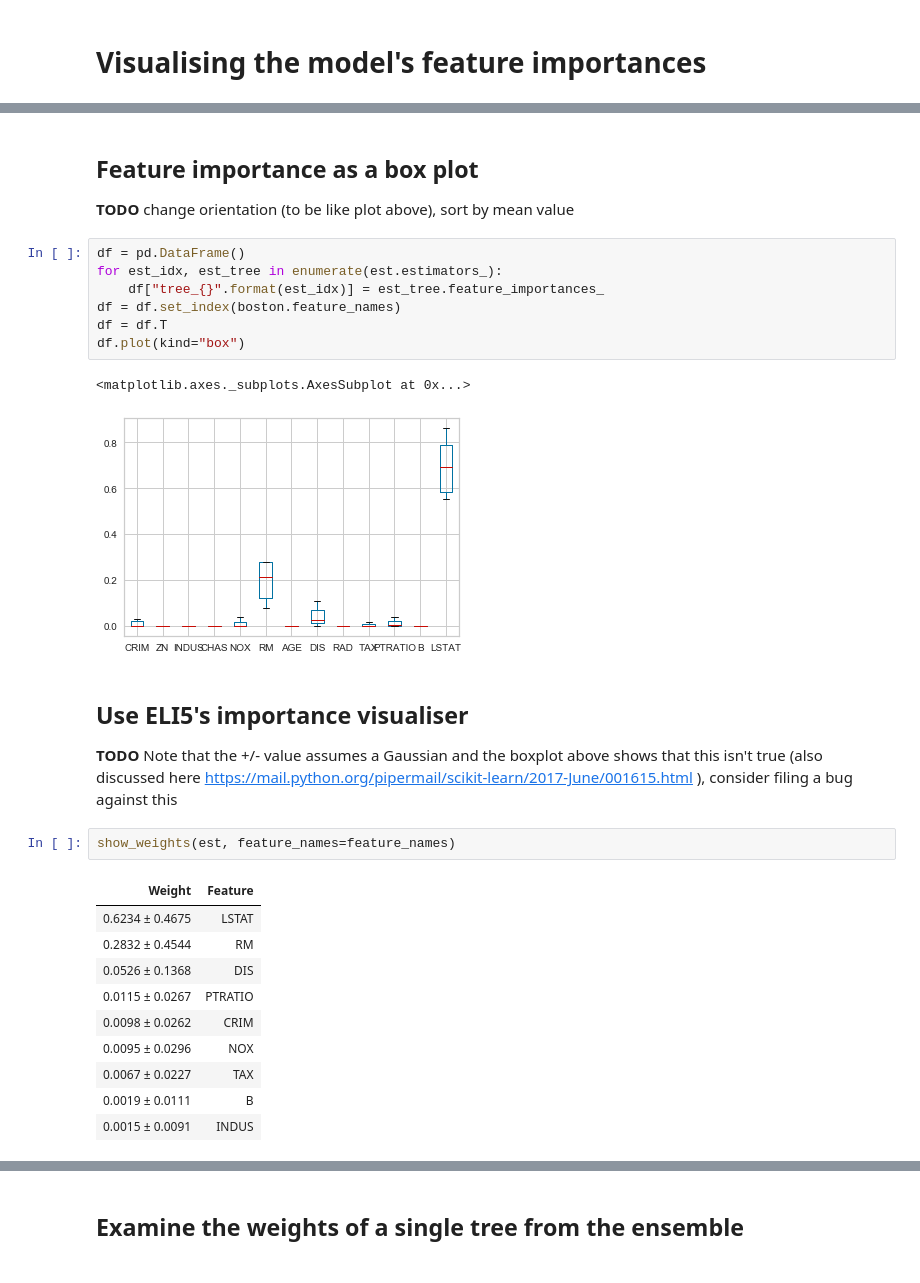
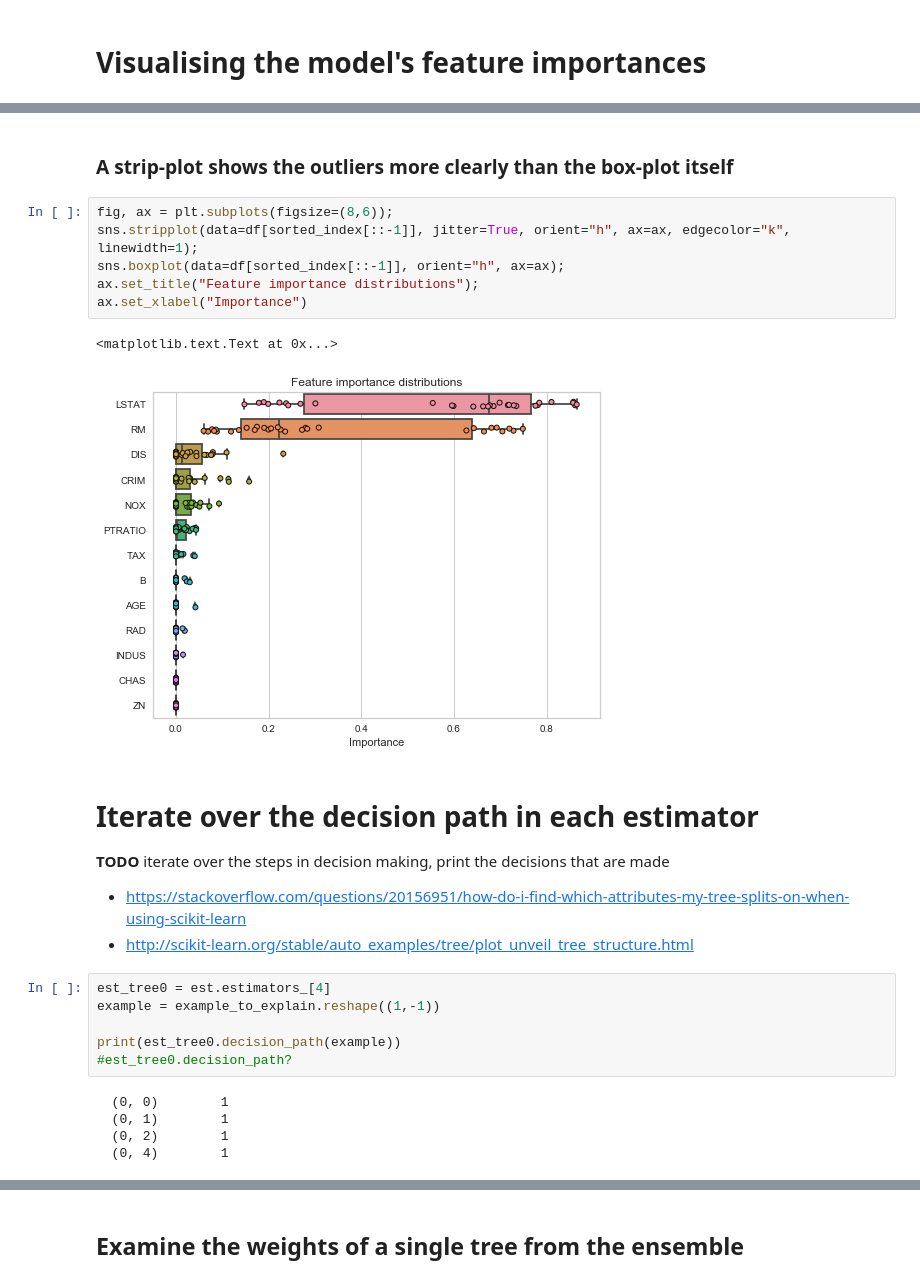
Before and after one commit to ianozsvald/data_science_delivered, a Jupyter notebook: ml_explain_regression_prediction.ipynb, the cells around one changed output, grey strips where cells are left out. Saved outputs shown, nothing was run; the diff lists cells and outputs as text.

Commit message:
added more notes

```diff
--- a/ml_explain_regression_prediction.ipynb
+++ b/ml_explain_regression_prediction.ipynb
@@ -206,31 +217,29 @@ ax.spines['left'].set_position(('axes', -0.05))
-# %% [markdown]
-## Feature importance as a box plot
-
-**TODO** change orientation (to be like plot above), sort by mean value
-# %%
-df = pd.DataFrame()
-for est_idx, est_tree in enumerate(est.estimators_):
-    df["tree_{}".format(est_idx)] = est_tree.feature_importances_
-df = df.set_index(boston.feature_names)
-df = df.T
-df.plot(kind="box")
-# %% [output]
-<matplotlib.axes._subplots.AxesSubplot at 0x...>
-[figure, removed]
-# %% [markdown]
-## Use ELI5's importance visualiser
-
-**TODO** Note that the +/- value assumes a Gaussian and the boxplot above shows that this isn't true (also discussed here https://mail.python.org/pipermail/scikit-learn/2017-June/001615.html ), consider filing a bug against this
-# %%
-show_weights(est, feature_names=feature_names)
-# %% [output]
-| Weight | Feature |
-| 0.6234 ± 0.4675 | LSTAT |
-| 0.2832 ± 0.4544 | RM |
-| 0.0526 ± 0.1368 | DIS |
-| 0.0115 ± 0.0267 | PTRATIO |
-| 0.0098 ± 0.0262 | CRIM |
-| 0.0095 ± 0.0296 | NOX |
-| 0.0067 ± 0.0227 | TAX |
-| 0.0019 ± 0.0111 | B |
-| 0.0015 ± 0.0091 | INDUS |
+# %% [markdown]
+### A strip-plot shows the outliers more clearly than the box-plot itself
+# %%
+fig, ax = plt.subplots(figsize=(8,6));
+sns.stripplot(data=df[sorted_index[::-1]], jitter=True, orient="h", ax=ax, edgecolor="k", linewidth=1);
+sns.boxplot(data=df[sorted_index[::-1]], orient="h", ax=ax);
+ax.set_title("Feature importance distributions");
+ax.set_xlabel("Importance")
+# %% [output]
+<matplotlib.text.Text at 0x...>
+[figure, added]
+# %% [markdown]
+# Iterate over the decision path in each estimator
+
+**TODO** iterate over the steps in decision making, print the decisions that are made
+
+* https://stackoverflow.com/questions/20156951/how-do-i-find-which-attributes-my-tree-splits-on-when-using-scikit-learn
+* http://scikit-learn.org/stable/auto_examples/tree/plot_unveil_tree_structure.html
+# %%
+est_tree0 = est.estimators_[4]
+example = example_to_explain.reshape((1,-1))
+
+print(est_tree0.decision_path(example))
+#est_tree0.decision_path?
+# %% [output]
+  (0, 0)        1
+  (0, 1)        1
+  (0, 2)        1
+  (0, 4)        1
```
Also changed, not shown: parts of 19 cells of this notebook.
